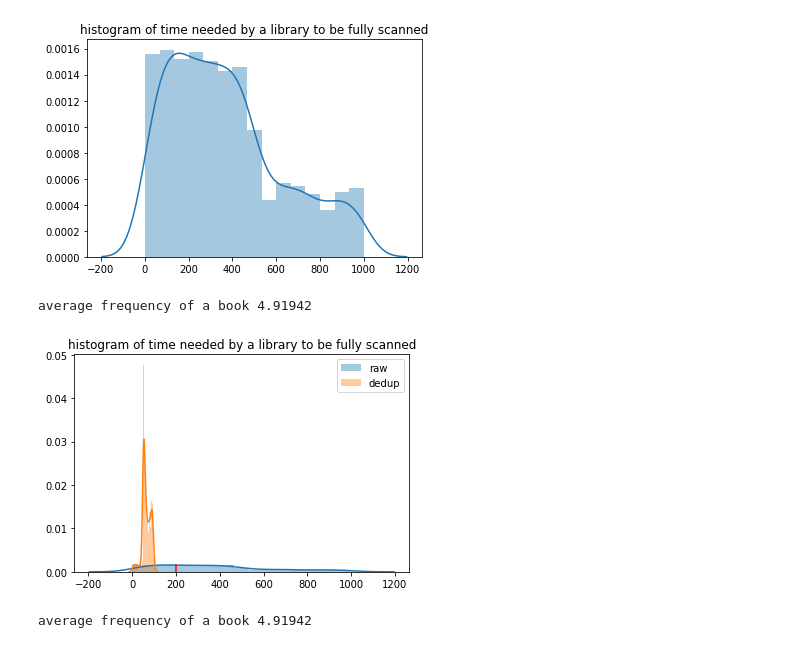
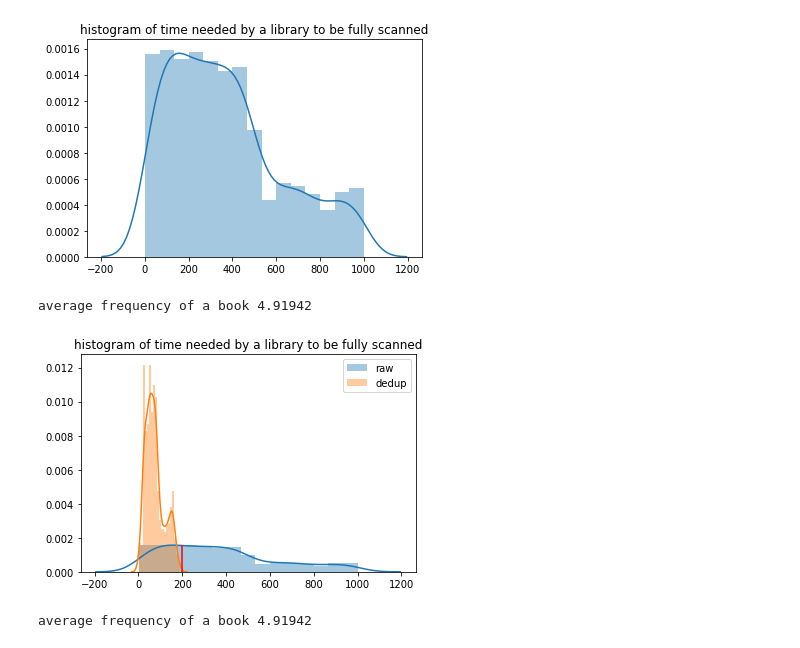
Before and after one commit to yoann-dufresne/BlaNiRaYo, a Jupyter notebook: data/viz.ipynb, the cells around one changed output. Drawn from its saved outputs; the diff is of its cells as text; code cells hidden in the pictures.

```diff
--- a/data/viz.ipynb
+++ b/data/viz.ipynb
@@ -133,37 +133,37 @@ def deduplicate_books(libs,duplication_threshold=1):
     # possible strategies:
     # - making them as evenly containing books as possible
     # - force some libs to have as many books as poss (and schedule them at the beginning)
     #selection_function = lambda lib_i: len(dedup_libs[lib_i].books)
     #selection_function = lambda lib_i: len(dedup_libs[lib_i].books)/(lib_i+1)
-    #selection_function = lambda lib_i: -sum([book.score for book in dedup_libs[lib_i].books])
-    selection_function = lambda lib_i:  -(len(dedup_libs[lib_i].books) / dedup_libs[lib_i].ship) # time needed
-    #selection_function = lambda lib_i:  -dedup_libs[lib_i].urgency
+    selection_function = lambda lib_i: -sum([book.score for book in dedup_libs[lib_i].books])
+    #selection_function = lambda lib_i:  -(len(dedup_libs[lib_i].books) / dedup_libs[lib_i].ship) # time needed
+    #selection_function = lambda lib_i:  dedup_libs[lib_i].urgency
     for lib_i,lib in enumerate(dedup_libs):
         heapq.heappush(libq, (selection_function(lib_i), lib_i))
     while len(booksc) > 0:
         _, lib_i = heapq.heappop(libq)
         deleted_a_book = False
         for book in dedup_libs[lib_i].books:
             if book.ide in booksc:
                 if booksc[book.ide] > duplication_threshold:
                     dedup_libs[lib_i].books.remove(book)
                     booksc[book.ide] -= 1
                 if booksc[book.ide] <= duplication_threshold:
                     del booksc[book.ide]
                 deleted_a_book = True
                 break
         if deleted_a_book: # if not: nothing to do anymore for this lib
             heapq.heappush(libq, (selection_function(lib_i), lib_i))
     return dedup_libs
 
 plot_time_needed(libs,label="raw")
 plot_time_needed(deduplicate_books(libs),label="dedup")
 plt.legend()
 plt.plot([nb_days,nb_days], [0,0.0015],color='red') # draw line at nb days
 None
 # %% [output]
 average frequency of a book 4.91942
-[figure, old version]
+[figure, new version]
 # %%
 libs_books_values, libs_nb_books, mean_lib_books_scores, sum_lib_books_scores = analyze(deduplicate_books(libs,duplication_threshold=1))
 # %% [output]
```
Also changed, not shown: 2 other files.
